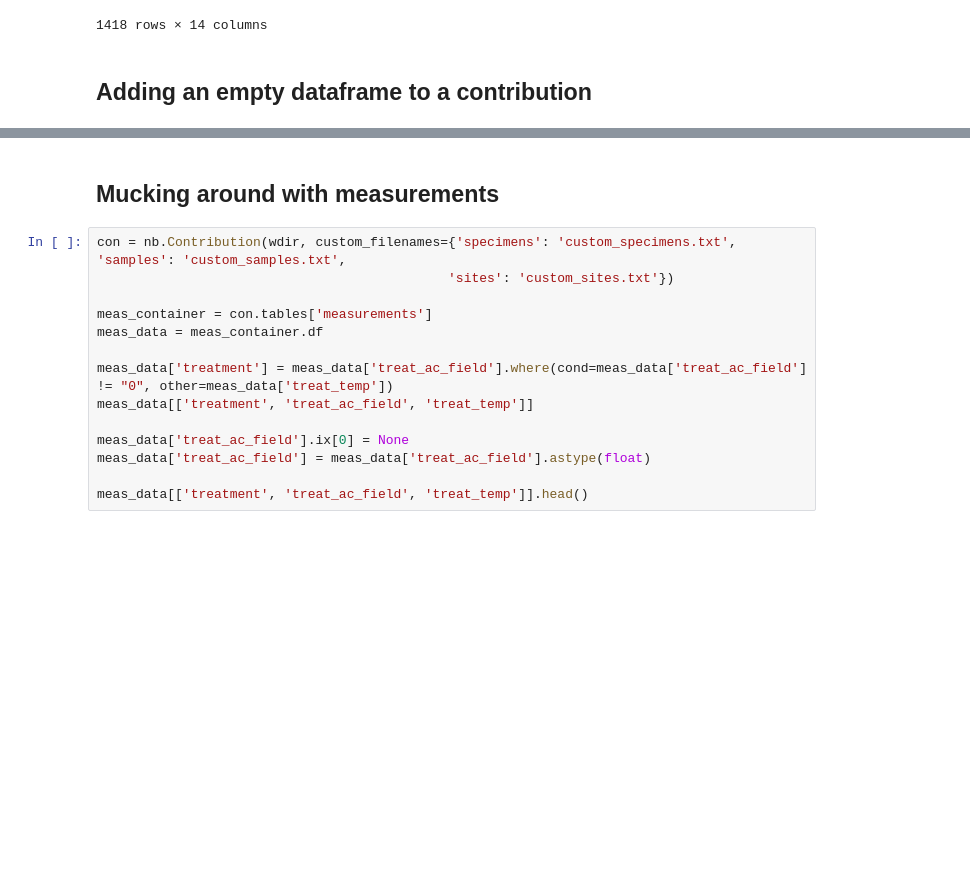
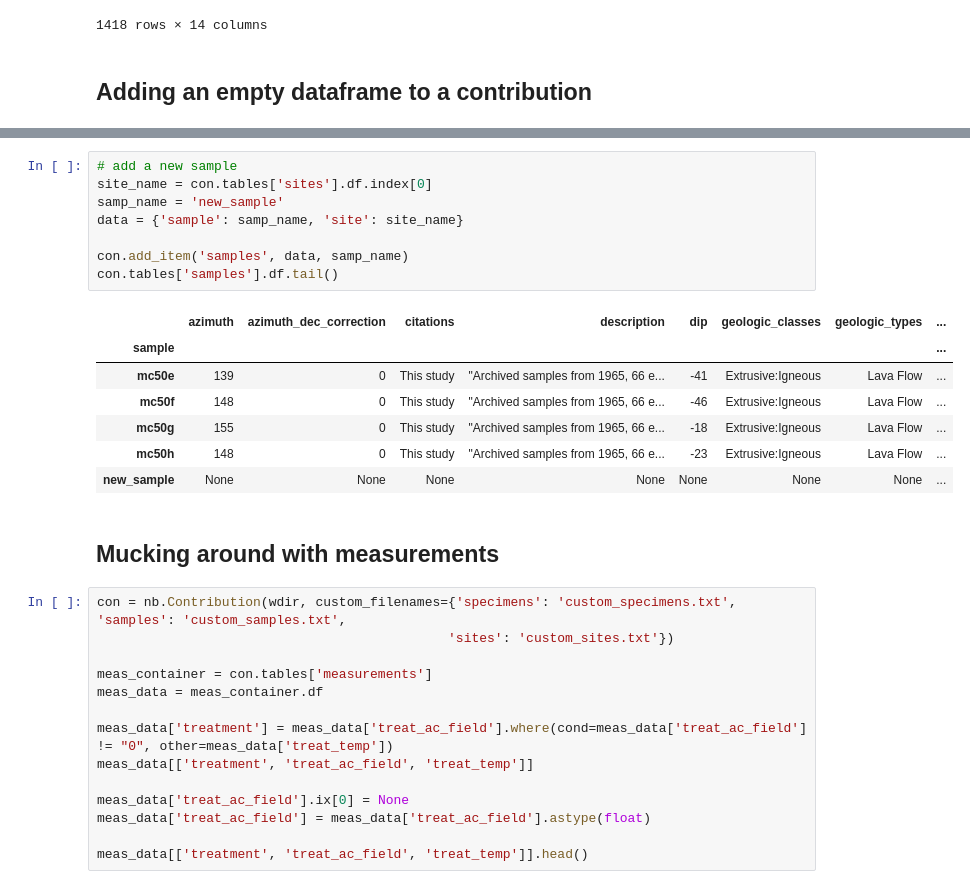
Before and after one commit to PmagPy/PmagPy, a Jupyter notebook: Intro to MagIC Contributions.ipynb, the cells around one changed output, grey strips where cells are left out. Drawn from its saved outputs; the diff is of its cells as text; blank space fills up the shorter version.

```diff
--- a/Intro to MagIC Contributions.ipynb
+++ b/Intro to MagIC Contributions.ipynb
@@ -265,3 +284,19 @@ con.tables['images'].df
+# %%
+# add a new sample
+site_name = con.tables['sites'].df.index[0]
+samp_name = 'new_sample'
+data = {'sample': samp_name, 'site': site_name}
+
+con.add_item('samples', data, samp_name)
+con.tables['samples'].df.tail()
+# %% [output]
+|  | azimuth | azimuth_dec_correction | citations | description | dip | geologic_classes | geologic_types | ... |
+| sample |  |  |  |  |  |  |  | ... |
+| mc50e | 139 | 0 | This study | "Archived samples from 1965, 66 e... | -41 | Extrusive:Igneous | Lava Flow | ... |
+| mc50f | 148 | 0 | This study | "Archived samples from 1965, 66 e... | -46 | Extrusive:Igneous | Lava Flow | ... |
+| mc50g | 155 | 0 | This study | "Archived samples from 1965, 66 e... | -18 | Extrusive:Igneous | Lava Flow | ... |
+| mc50h | 148 | 0 | This study | "Archived samples from 1965, 66 e... | -23 | Extrusive:Igneous | Lava Flow | ... |
+| new_sample | None | None | None | None | None | None | None | ... |
 # %% [markdown]
 ## Mucking around with measurements
 # %%
```
Also changed, not shown: parts of 7 cells of this notebook, 6 other files.
